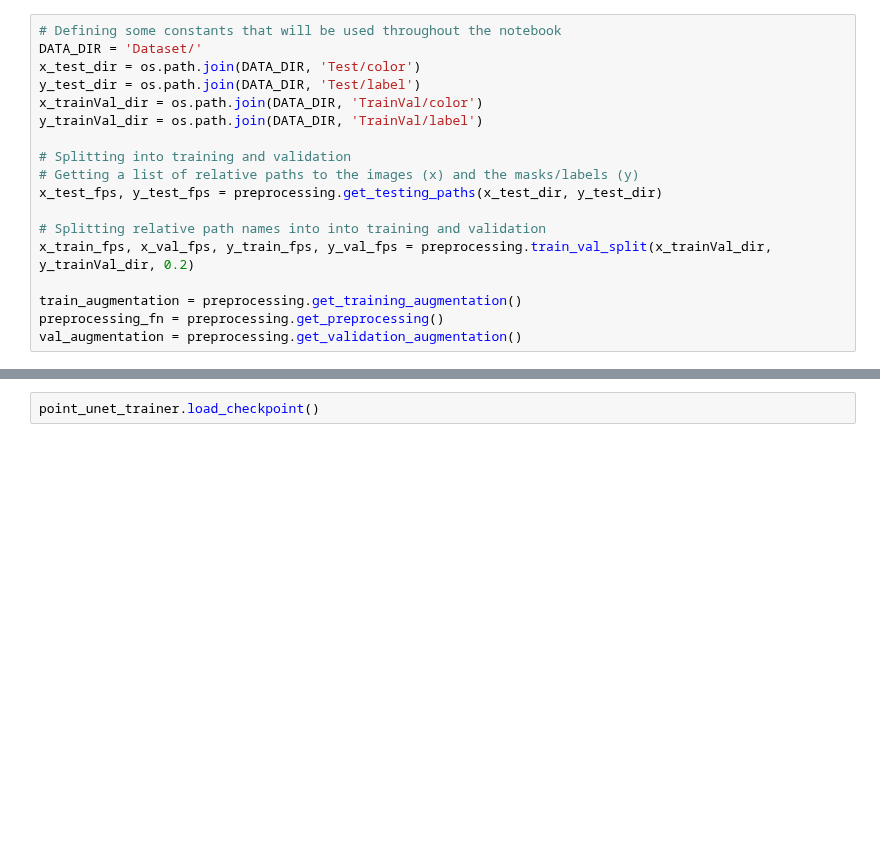
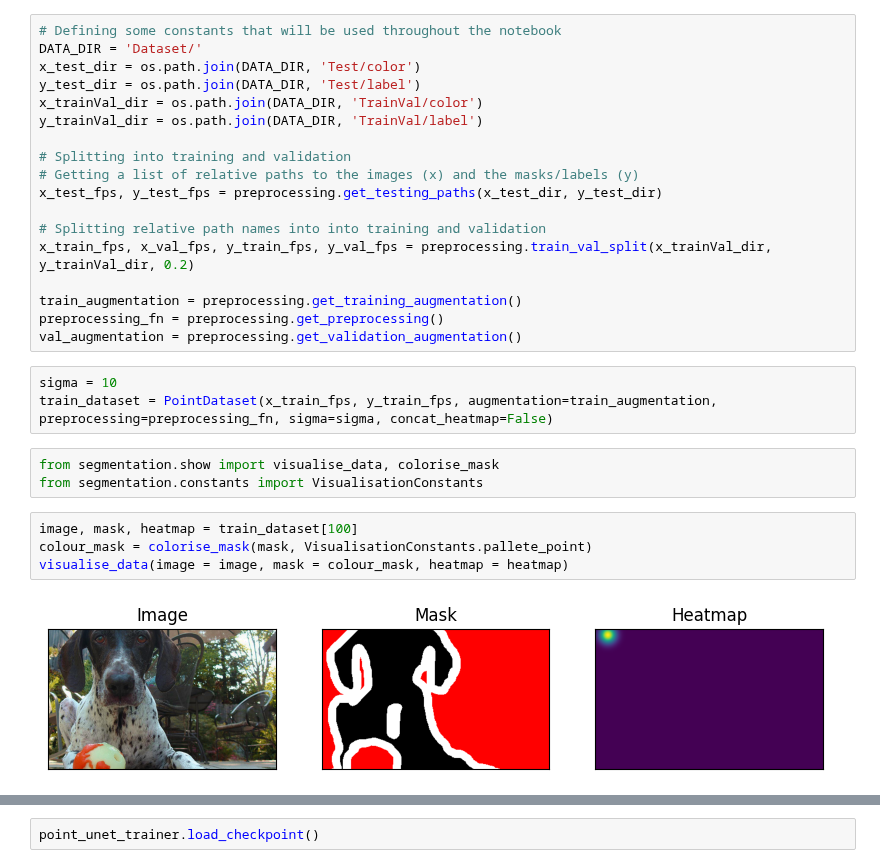
Before and after one commit to G30rg3ab/Computer-Vision-Project, a Jupyter notebook: train_prompt.ipynb, the cells around one changed output, grey strips where cells are left out. Saved outputs shown, nothing was run; the diff lists cells and outputs as text; blank space fills up the shorter version.

```diff
--- a/train_prompt.ipynb
+++ b/train_prompt.ipynb
@@ -80,6 +80,18 @@ x_train_fps, x_val_fps, y_train_fps, y_val_fps = preprocessing.train_val_split(x
 train_augmentation = preprocessing.get_training_augmentation()
 preprocessing_fn = preprocessing.get_preprocessing()
 val_augmentation = preprocessing.get_validation_augmentation()
+# %%
+sigma = 10
+train_dataset = PointDataset(x_train_fps, y_train_fps, augmentation=train_augmentation, preprocessing=preprocessing_fn, sigma=sigma, concat_heatmap=False)
+# %%
+from segmentation.show import visualise_data, colorise_mask
+from segmentation.constants import VisualisationConstants
+# %%
+image, mask, heatmap = train_dataset[100]
+colour_mask = colorise_mask(mask, VisualisationConstants.pallete_point)
+visualise_data(image = image, mask = colour_mask, heatmap = heatmap)
+# %% [output]
+[figure, added]
 # %%
 class Trainer:
     def __init__(self, model, optimizer, loss_fn, experiment_name,
```
Also changed, not shown: parts of 4 cells of this notebook, 6 other files.
